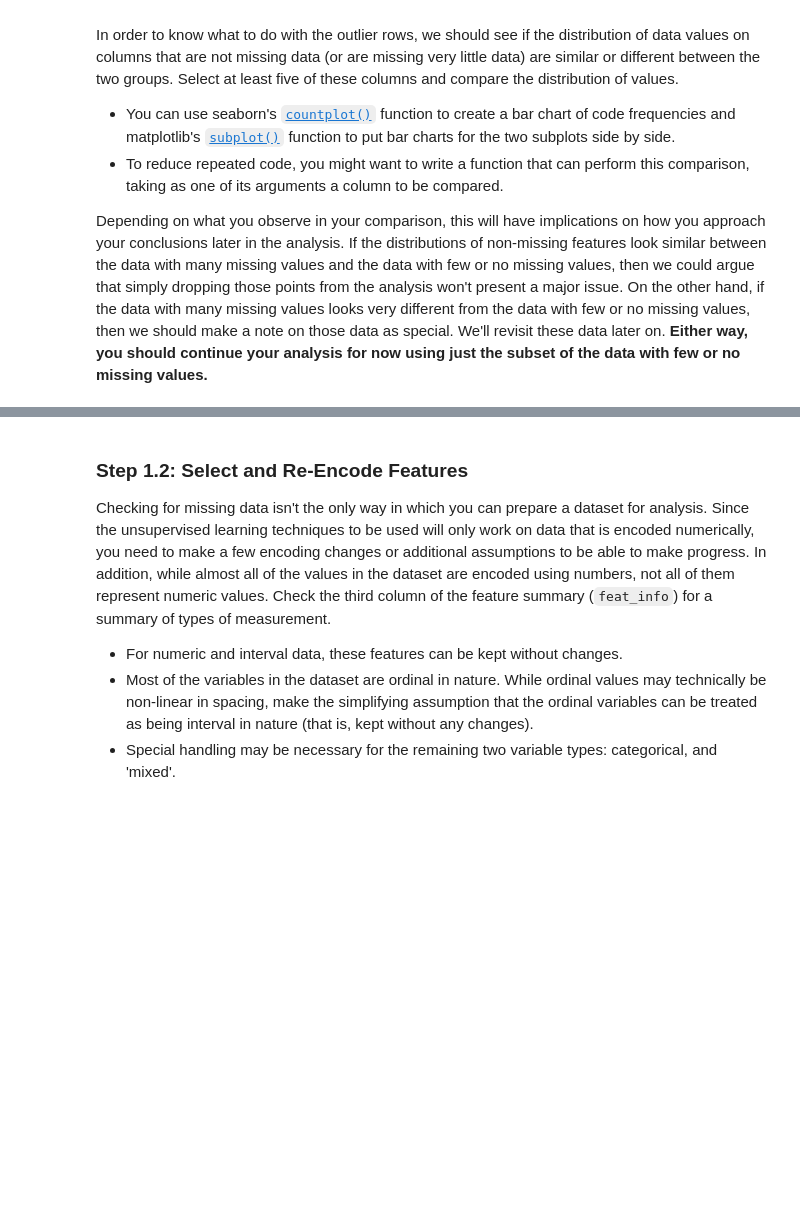
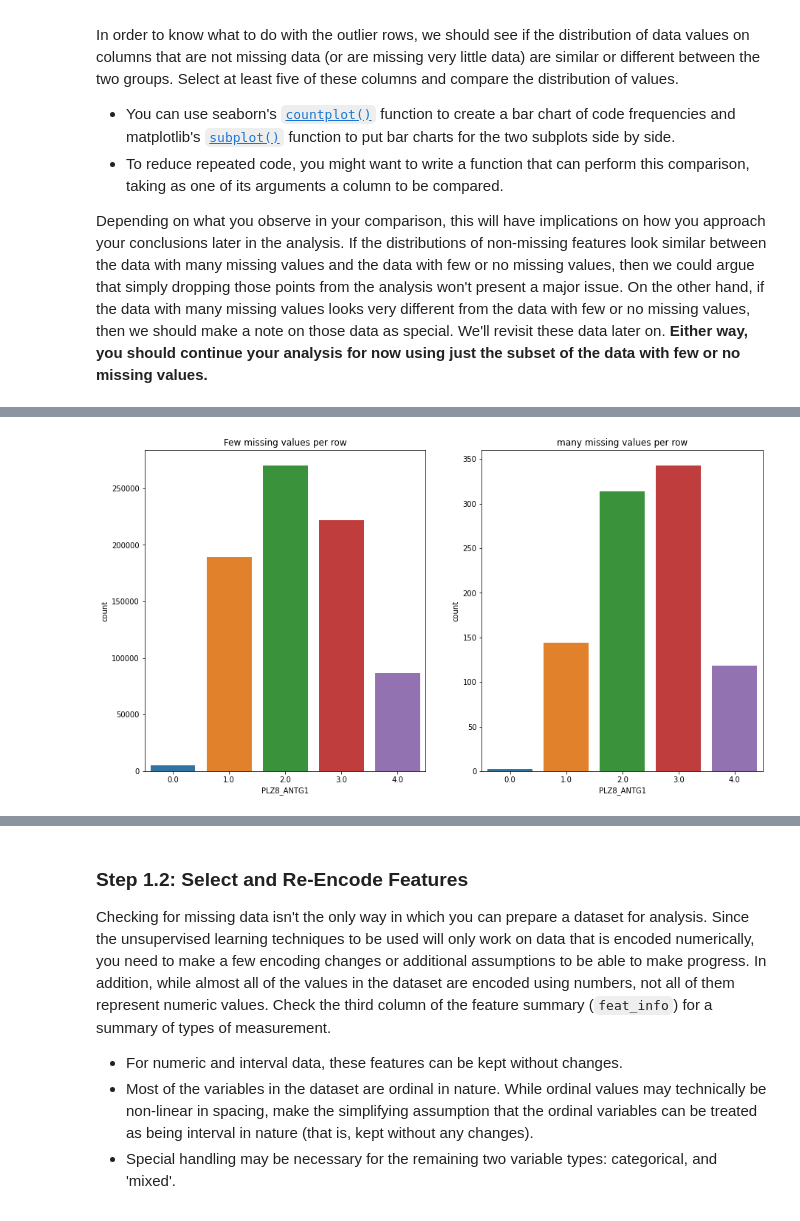
Before and after one commit to malmusfer/Identify_Customer_Segments, a Jupyter notebook: Identify_Customer_Segments.ipynb, the cells around one changed output, grey strips where cells are left out. Drawn from its saved outputs; the diff is of its cells as text; code cells hidden in the pictures; blank space fills up the shorter version.

```diff
--- a/Identify_Customer_Segments.ipynb
+++ b/Identify_Customer_Segments.ipynb
@@ -256,0 +296,4 @@ azdias['num_NaN_per_row'].describe()
+# %%
+Compare(below_14, above_14, clm=columns[10])
+# %% [output]
+[figure, added]
```
Also changed, not shown: parts of 15 cells of this notebook.
